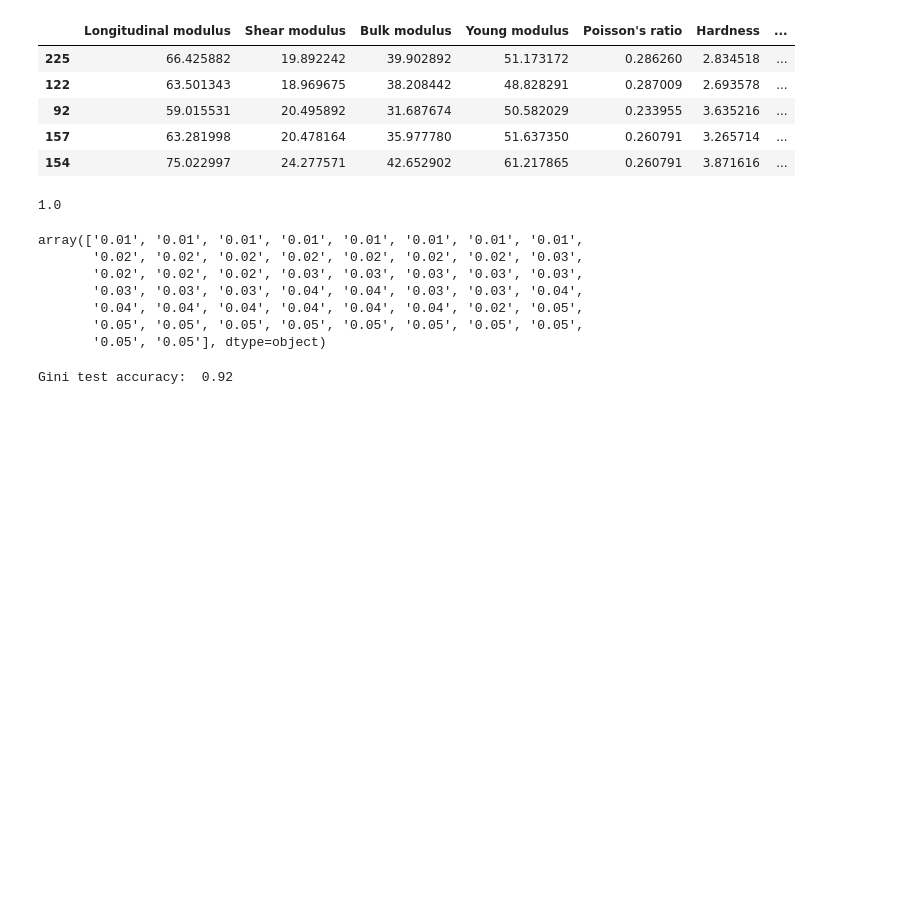
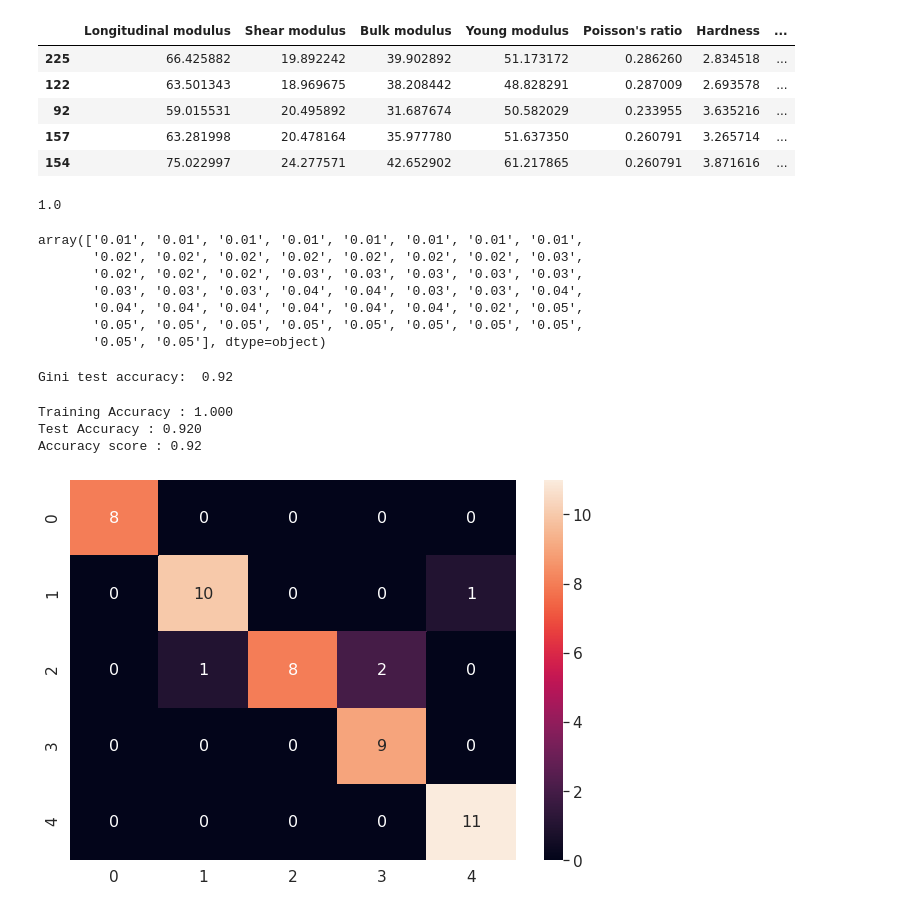
Before and after one commit to ee2110/Machine_Learning_with_TensorFlow, a Jupyter notebook: Glass-Compound-Analysis/Erbium_Concentration_Classification/Decision_Tree_sklearn_Erbium_concentration_classification.ipynb, the cells around one changed output. Saved outputs shown, nothing was run; the diff lists cells and outputs as text; code cells hidden in the pictures; blank space fills up the shorter version.

```diff
--- a/Glass-Compound-Analysis/Erbium_Concentration_Classification/Decision_Tree_sklearn_Erbium_concentration_classification.ipynb
+++ b/Glass-Compound-Analysis/Erbium_Concentration_Classification/Decision_Tree_sklearn_Erbium_concentration_classification.ipynb
@@ -109,3 +113,31 @@ dt_test_accuracy = accuracy_score(test_y,prediction)
 print('Gini test accuracy: ', dt_test_accuracy)
 # %% [output]
 Gini test accuracy:  0.92
+# %%
+def accuracy(confusion_matrix):
+  diagonal_sum = confusion_matrix.trace()
+  sum_of_all_elements = confusion_matrix.sum()
+  return diagonal_sum / sum_of_all_elements
+
+def test_model(train_data, train_label, test_data, test_label):
+  pred_y = dt_model.predict(test_data)
+  train_acc = dt_model.score(train_data, train_label)
+  test_acc = dt_model.score(test_data, test_label)
+
+  print('Training Accuracy : %.3f'%train_acc)
+  print('Test Accuracy : %.3f'%test_acc)
+
+  plt.figure(figsize=(10,7))
+  cm = confusion_matrix(pred_y, test_label)
+  print("Accuracy score :", accuracy(cm))
+
+  sns.set(font_scale=1.4) # for label size
+  sns.heatmap(cm, annot=True, annot_kws={"size": 16})
+  plt.show()
+# %%
+test_model(train_x, train_y, test_x, test_y)
+# %% [output]
+Training Accuracy : 1.000
+Test Accuracy : 0.920
+Accuracy score : 0.92
+[figure, added]
```
Also changed, not shown: parts of 13 cells of this notebook.
